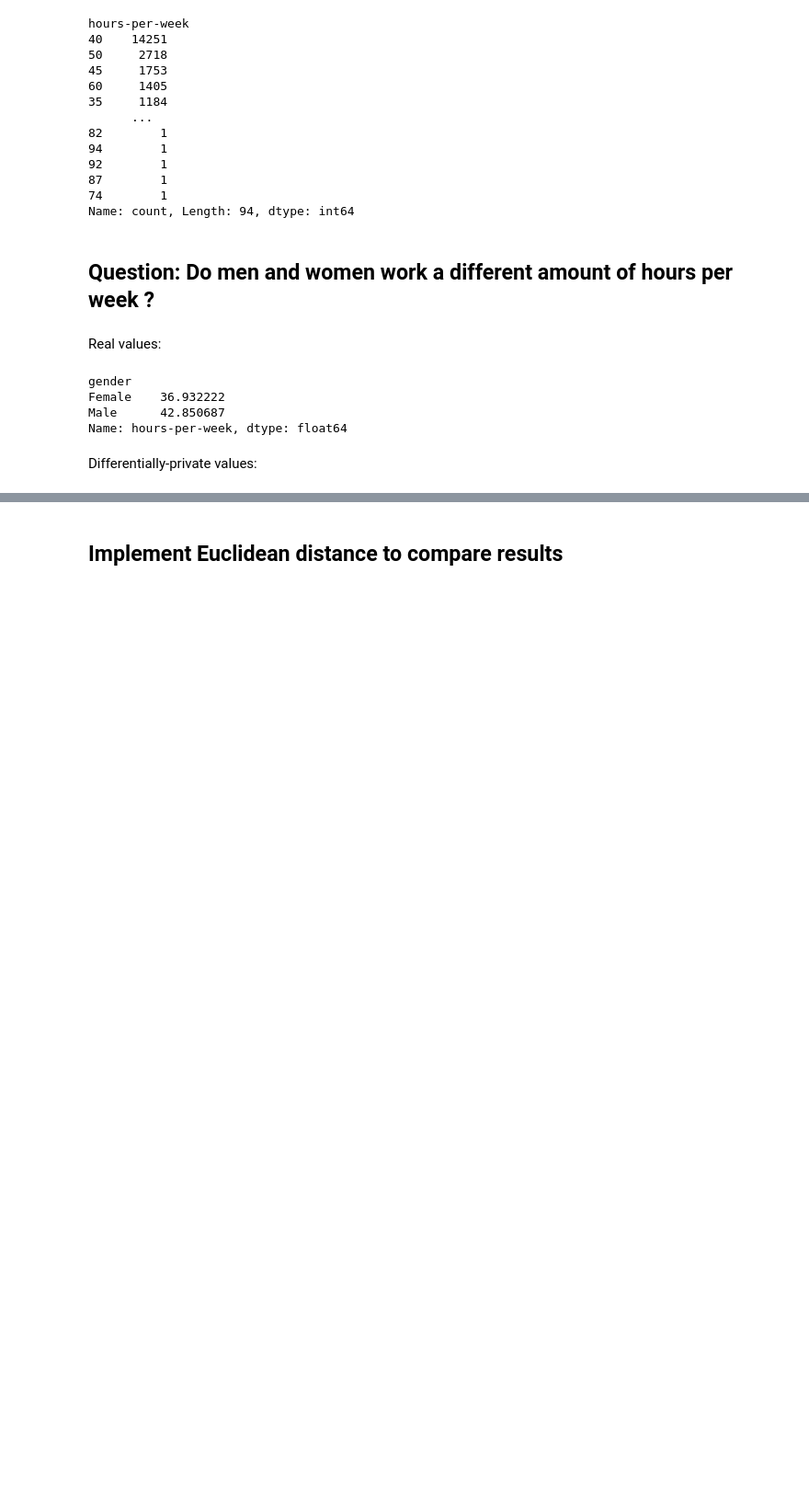
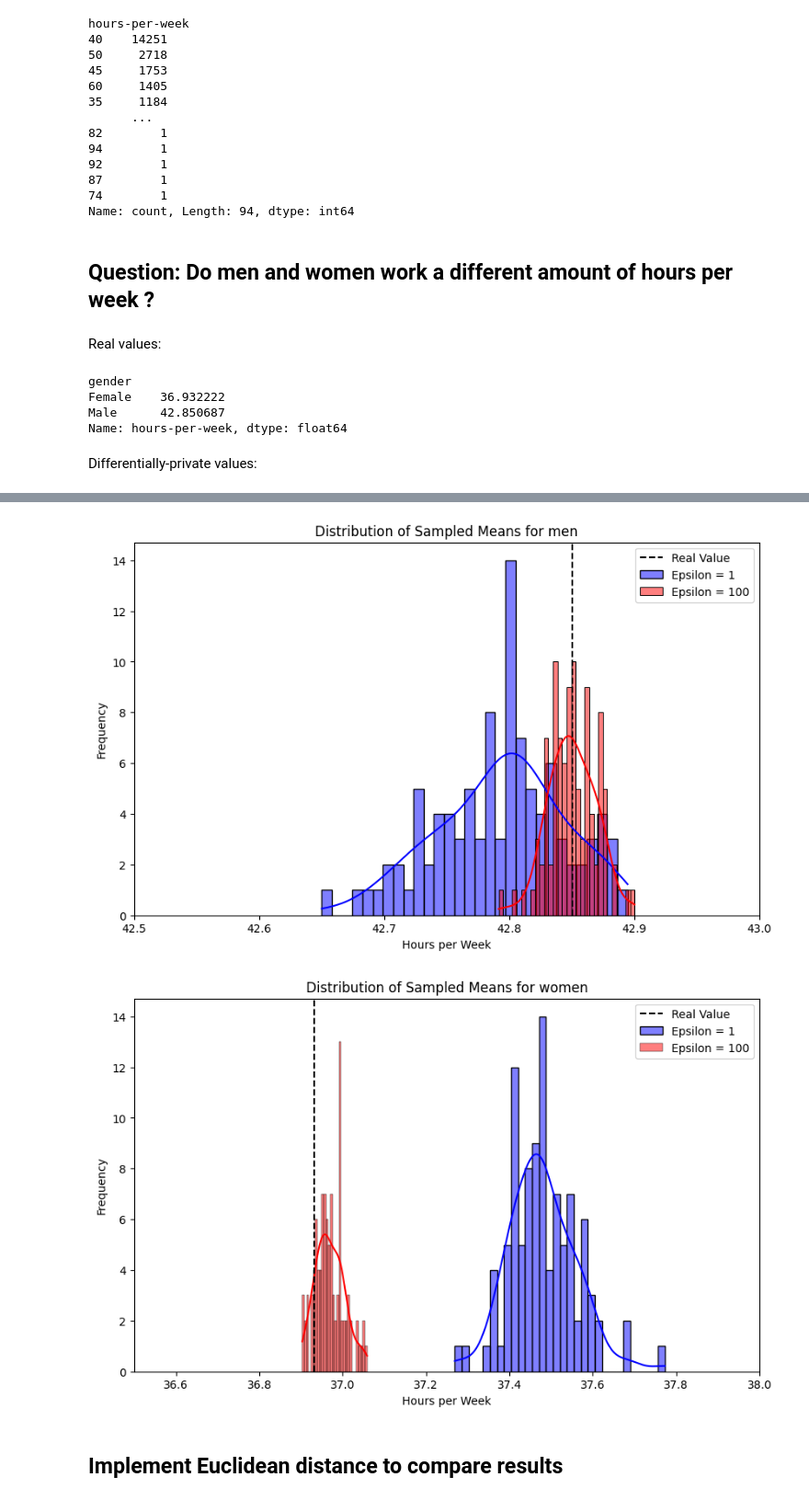
Before and after one commit to yann223/test_dp, a Jupyter notebook: mst.ipynb, the cells around one changed output, grey strips where cells are left out. Shown at 92% size. Saved outputs shown, nothing was run; the diff lists cells and outputs as text; code cells hidden in the pictures; blank space fills up the shorter version.

```diff
--- a/mst.ipynb
+++ b/mst.ipynb
@@ -186,2 +212,29 @@ epsilon = 100  5.426471522315407
+# %%
+plt.figure(figsize=(10, 6))
+sns.histplot(sampled_means_df['Male'], kde=True, label='Epsilon = 1', color='blue', bins=30)
+sns.histplot(sampled_means_100_df['Male'], kde=True, label='Epsilon = 100', color='red', bins=30)
+plt.axvline(x=42.850687, color='black', linestyle='--', label='Real Value')
+plt.title('Distribution of Sampled Means for men')
+plt.xlabel('Hours per Week')
+plt.ylabel('Frequency')
+plt.xlim(42.5, 43)
+plt.legend()
+plt.savefig('distribution_men.pdf')
+plt.show()
+
+plt.figure(figsize=(10, 6))
+sns.histplot(sampled_means_df['Female'], kde=True, label='Epsilon = 1', color='blue', bins=30)
+sns.histplot(sampled_means_100_df['Female'], kde=True, label='Epsilon = 100', color='red', bins=30)
+plt.axvline(x=36.932222, color='black', linestyle='--', label='Real Value')
+plt.title('Distribution of Sampled Means for women')
+plt.xlabel('Hours per Week')
+plt.ylabel('Frequency')
+plt.xlim(36.5, 38)
+plt.legend()
+plt.savefig('distribution_women.pdf')
+plt.show()
+# %% [output]
+[figure, added]
+[figure, added]
 # %% [markdown]
 ## Implement Euclidean distance to compare results
```
Also changed, not shown: parts of 13 cells of this notebook, 1 other file.
